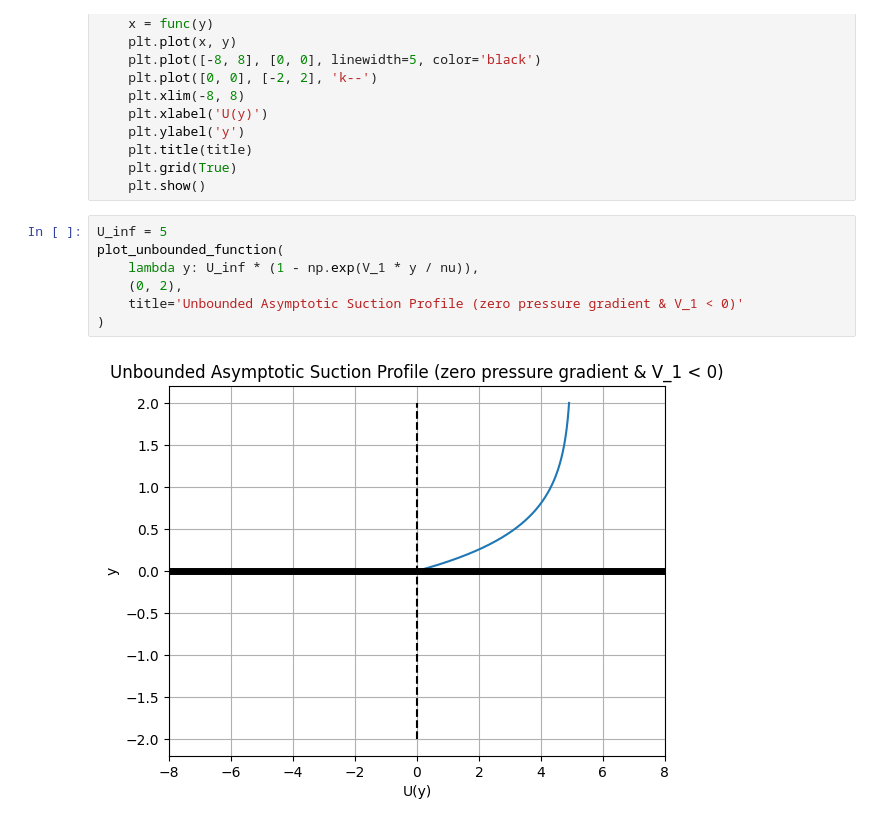
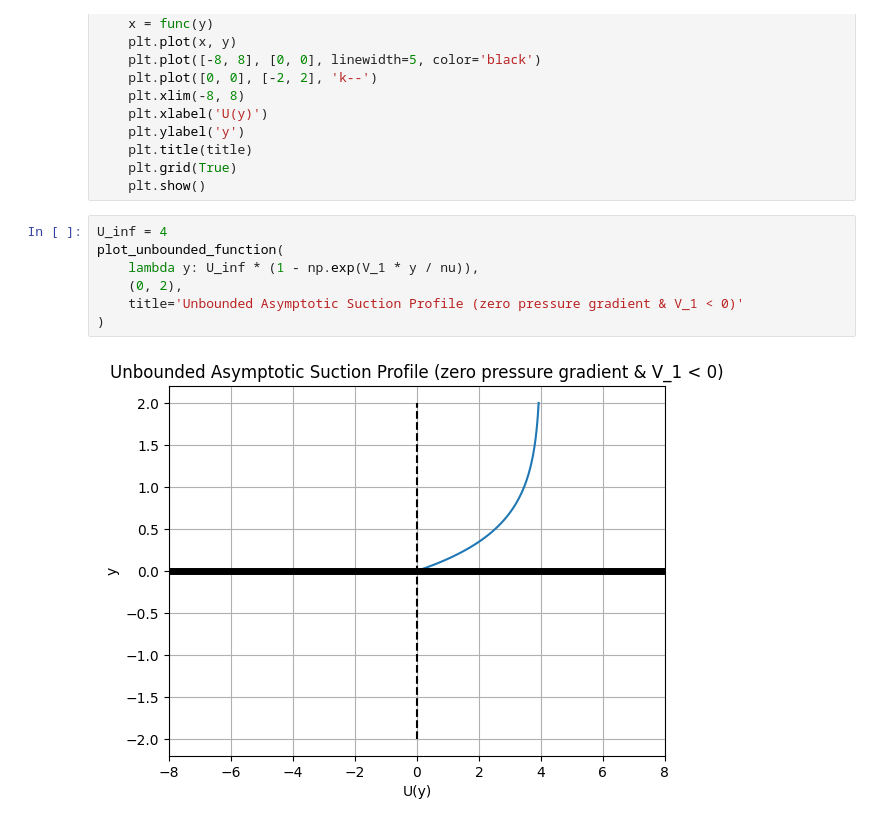
Before and after one commit to Alness5/Viscous-Fluid-Instability, a Jupyter notebook: channel_flows.ipynb, the cells around one changed output. Saved outputs shown, nothing was run; the diff lists cells and outputs as text.

```diff
--- a/channel_flows.ipynb
+++ b/channel_flows.ipynb
@@ -77,11 +77,11 @@ def plot_unbounded_function(func, y_range, title):
     plt.grid(True)
     plt.show()
 # %%
-U_inf = 5
+U_inf = 4
 plot_unbounded_function(
     lambda y: U_inf * (1 - np.exp(V_1 * y / nu)),
     (0, 2),
     title='Unbounded Asymptotic Suction Profile (zero pressure gradient & V_1 < 0)'
 )
 # %% [output]
-[figure, old version]
+[figure, new version]
```
